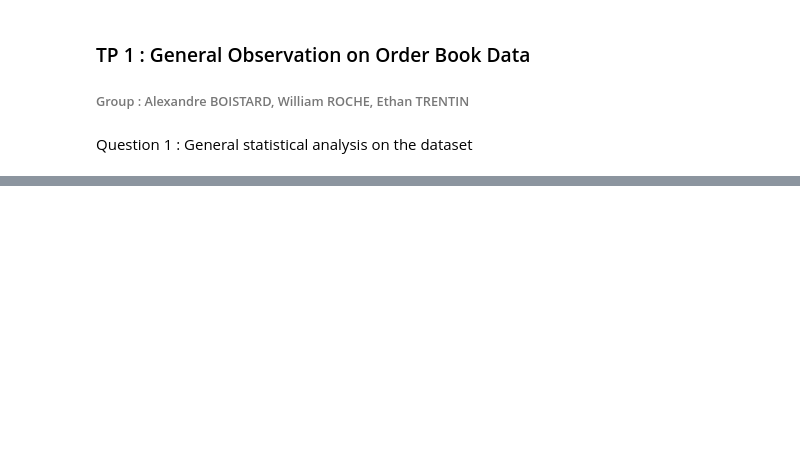
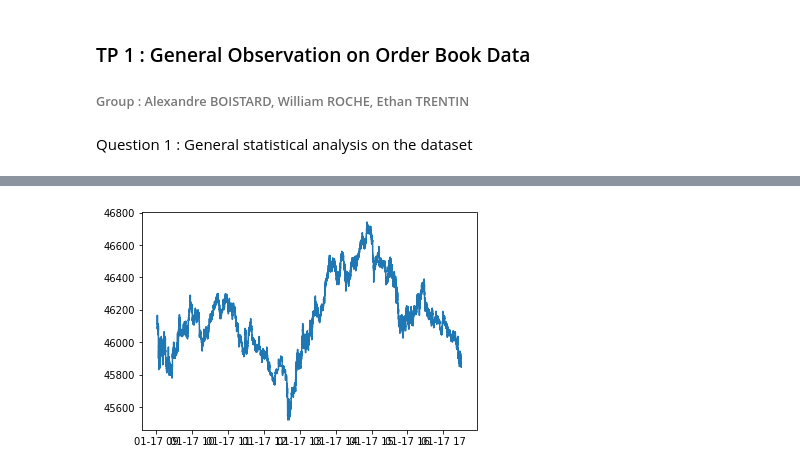
Before and after one commit to ethantrentin/High-Frequency-Data-Limit-Order-Books, a Jupyter notebook: DHF-LAB1-BOISTARD-ROCHE-TRENTIN.ipynb, the cells around one changed output, grey strips where cells are left out. Cells and saved outputs as stored; diff of their text form; code cells hidden in the pictures; blank space fills up the shorter version.

```diff
--- a/DHF-LAB1-BOISTARD-ROCHE-TRENTIN.ipynb
+++ b/DHF-LAB1-BOISTARD-ROCHE-TRENTIN.ipynb
@@ -41,0 +77,5 @@ for filename in os.listdir(Path):
+# %%
+plt.plot(filename_df['ets'], filename_df['ap0'])
+plt.show()
+# %% [output]
+[figure, added]
```
Also changed, not shown: parts of 5 cells of this notebook.
